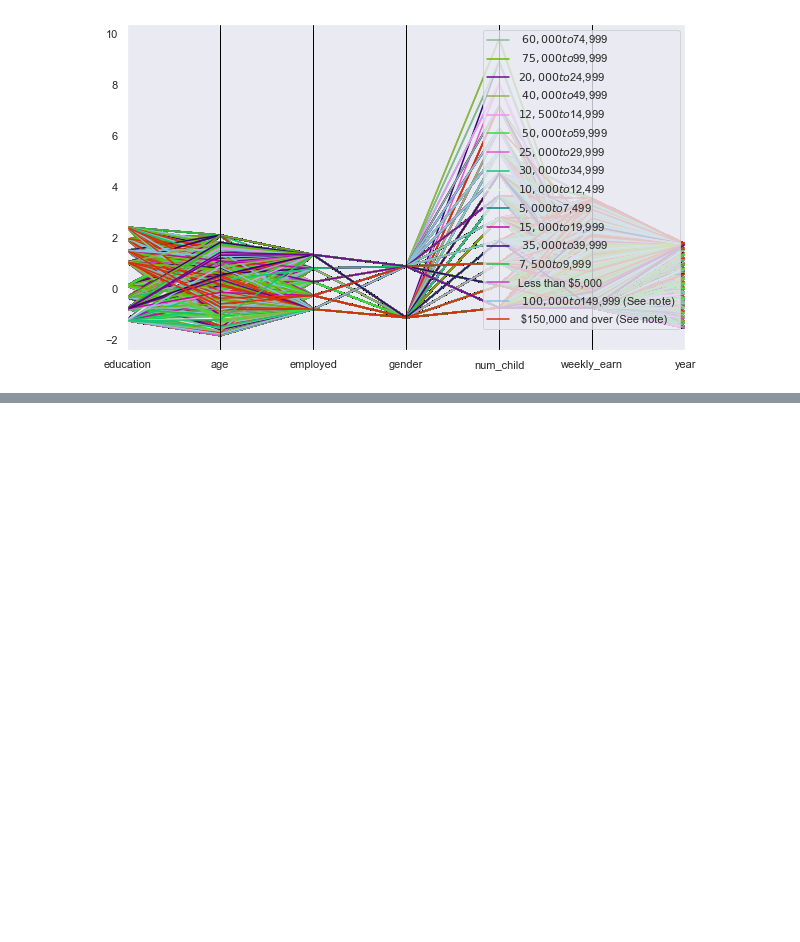
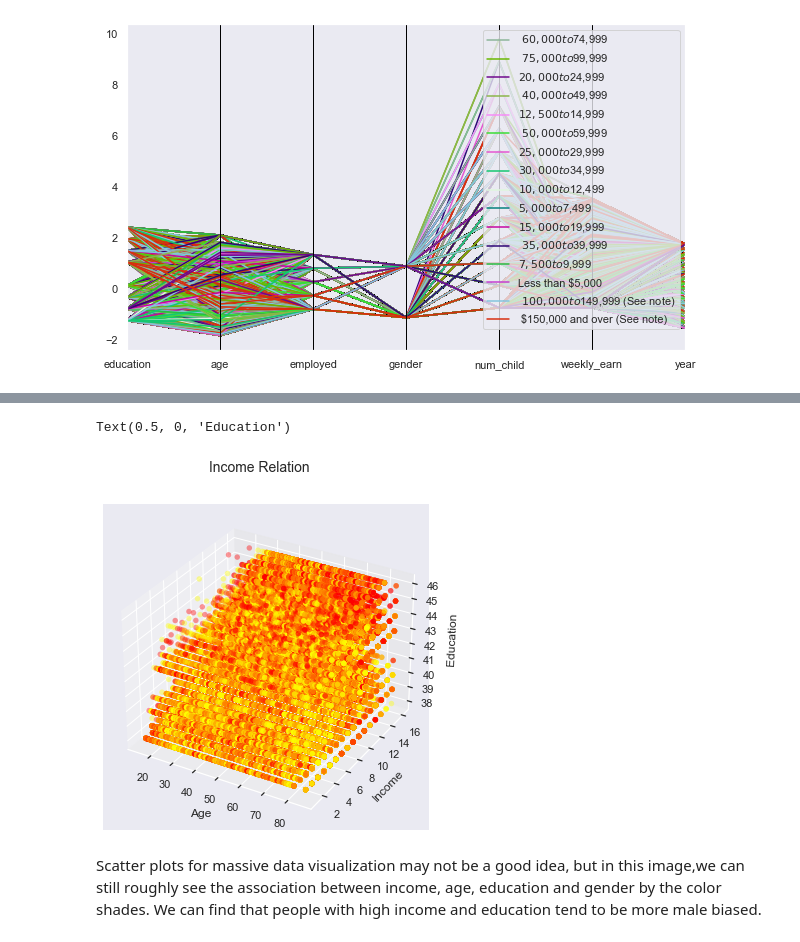
Before and after one commit to Nexus627/cs765-group-populations-multi-viz, a Jupyter notebook: 2&4D_vis.ipynb, the cells around one changed output, grey strips where cells are left out. Drawn from its saved outputs; the diff is of its cells as text; code cells hidden in the pictures; blank space fills up the shorter version.

```diff
--- a/2&4D_vis.ipynb
+++ b/2&4D_vis.ipynb
@@ -15,7 +15,7 @@ pd.set_option('display.max_colwidth', None)
 pd.set_option('display.max_rows', None)
 # %%
 columns_to_keep = ['TUCASEID','PEEDUCA','TEAGE','TELFS','TESEX','TESPEMPNOT','TRCHILDNUM','TRDPFTPT','TRERNWA','TUFNWGTP','TUYEAR']
-summ_demo_iter = pd.read_csv('atussum_0321.csv', iterator= True, chunksize=10000, usecols=columns_to_keep)
+summ_demo_iter = pd.read_csv('../atussum_0321.csv', iterator= True, chunksize=10000, usecols=columns_to_keep)
 # summ_demo_iter = pd.read_csv('./atussum_1121-reduced.csv', iterator= True, chunksize=10000, usecols=columns_to_keep)
 summ_list = []
 for chunk in summ_demo_iter:
@@ -40,7 +40,7 @@ summ_demo_final.shape
 (219368, 11)
 # %%
 columns_2 = ['TUCASEID','TULINENO','HUFAMINC','HEFAMINC','HRYEAR4']
-cps_iter = pd.read_csv('./atuscps_0320.dat', iterator= True, chunksize=20000, usecols=columns_2)
+cps_iter = pd.read_csv('../atuscps_0320.dat', iterator= True, chunksize=20000, usecols=columns_2)
 cps_list = []
 
 #iterator
@@ -312,0 +312,23 @@ plt.show()
+# %%
+fig = plt.figure(figsize=(8, 6))
+t = fig.suptitle('Income Relation', fontsize=14)
+ax = fig.add_subplot(111, projection='3d')
+
+xs = list(salary_education_info['age'])
+ys = list(salary_education_info['income'])
+zs = list(salary_education_info['education'])
+data_points =  [(x, y, z) for x, y, z in zip(xs, ys, zs)]
+colors = ['red' if wt == 1 else 'yellow' for wt in list(salary_education_info['gender'])]
+
+for data, color in zip(data_points, colors):
+    x, y, z = data
+    ax.scatter(x, y, z, alpha=0.4, c=color, edgecolors='none', s=30)
+
+ax.set_xlabel('Age')
+ax.set_ylabel('Income')
+ax.set_zlabel('Education')
+# %% [output]
+Text(0.5, 0, 'Education')
+[figure, added]
+# %% [markdown]
+Scatter plots for massive data visualization may not be a good idea, but in this image,we can still roughly see the association between income, age, education and gender by the color shades. We can find that people with high income and education tend to be more male biased.
```
Also changed, not shown: parts of 4 cells of this notebook, 1 other file.
